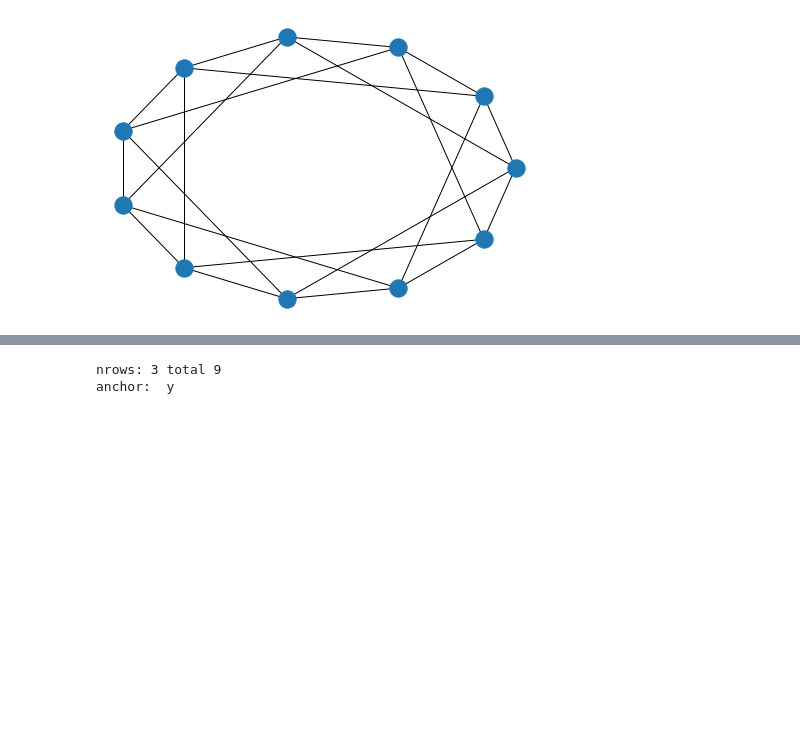
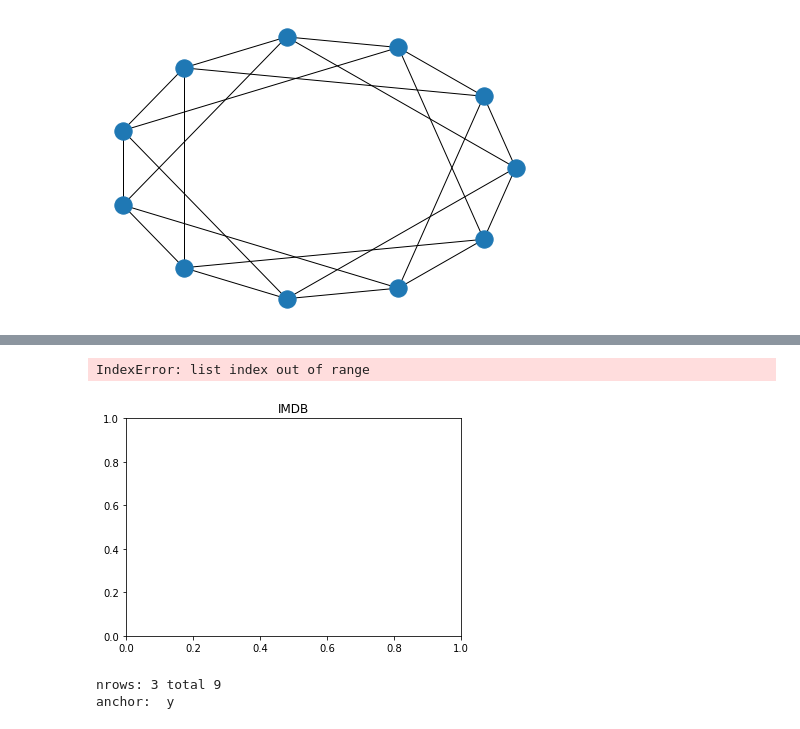
Before and after one commit to ICLab4DL/GNNBenchEffectiveness, a Jupyter notebook: plot_statistics.ipynb, the cells around one changed output, grey strips where cells are left out. Drawn from its saved outputs; the diff is of its cells as text; code cells hidden in the pictures; blank space fills up the shorter version.

```diff
--- a/plot_statistics.ipynb
+++ b/plot_statistics.ipynb
@@ -249,7 +249,7 @@ plt.show()
 # %% [output]
 [figure]
 # %%
-import utils
+import my_utils as utils
 importlib.reload(utils)
 
 import networkx as nx
@@ -313,6 +313,13 @@ def plot_cyc_degree_corr(title:str, statistics_sorted:list, data_labels:tuple, a
 
 def plot_graphs_statistics(title:str, statistics_sorted:list, data_labels:tuple, axe=None,
                            sort_idx=None, show_idx:list=None, plot_corr_bar=False):
+    from matplotlib import lines
+    line_styles = list(lines.lineStyles.keys())
+    def get_style(next_id):
+        return line_styles[next_id%len(line_styles)]
+
+    colors = MyColor()
+
 
     # NOTE: Sorted by other index
     if sort_idx is not None:
@@ -340,6 +347,8 @@ def plot_graphs_statistics(title:str, statistics_sorted:list, data_labels:tuple,
         axe.set_title(title)
         axe.plot_bar
 
+
+
     if axe is not None:
         MIC_corr = f"M(dc)={round(corrs['MIC'][1, -2], 2)}, M(dy)={round(corrs['MIC'][1, -1], 2)}," \
                      + f" M(cy)={round(corrs['MIC'][-2, -1], 2)}"
@@ -347,14 +356,6 @@ def plot_graphs_statistics(title:str, statistics_sorted:list, data_labels:tuple,
                      + f" C(cy)={round(corrs['pearson'][-2, -1], 2)}\n{MIC_corr}")
         # NOTE: C: correlation, d:degree, c: cycles, y:labels of samples.
 
-        colors = MyColor()
-
-        from matplotlib import lines
-
-        line_styles = list(lines.lineStyles.keys())
-
-        def get_style(next_id):
-            return line_styles[next_id%len(line_styles)]
 
         if show_idx is None:
             show_idx = list(range(len(statistics_sorted[0])))
@@ -368,10 +369,12 @@ def plot_graphs_statistics(title:str, statistics_sorted:list, data_labels:tuple,
     else:
         plt.figure()
         plt.title(title)
-        plt.plot([i[0] for i in statistics_sorted], label='avg_cc')
-        plt.plot([i[1] for i in statistics_sorted], label='avg_degree',  linestyle='--')
-        plt.plot([i[2] for i in statistics_sorted], label='tri_cycles', linestyle='-.')
-        plt.plot([i[3] for i in statistics_sorted], label='num_cyclesK=5', linestyle='-.')
+        if show_idx is None:
+            show_idx = list(range(len(statistics_sorted[0])))
+
+        print('avgD/N', statistics_sorted[0][4])
+        for id in show_idx:
+            plt.plot([i[id] for i in statistics_sorted], label=data_labels[id], color=colors.get_color())
 
         plt.legend()
         plt.show()
@@ -656,3 +664,8 @@ nrows: 3 total 9
+# %%
+plot_graphs_statistics('IMDB', normed_stats['IMDB-BINARY'], tuple_label, sort_idx=1, show_idx=[1,3,4,-1])
+# %% [output]
+IndexError: list index out of range
+[figure, added]
 # %%
 # TODO: correlation of each amount of cycle and degree and label.
 
```
Also changed, not shown: parts of 8 cells of this notebook, 6 other files.
